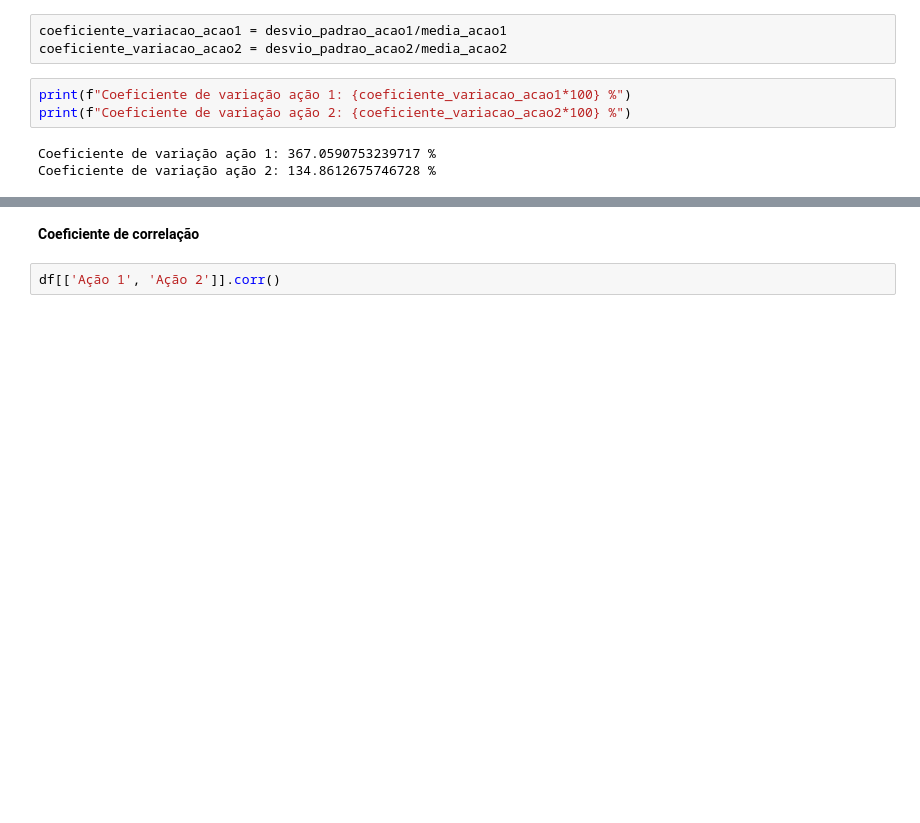
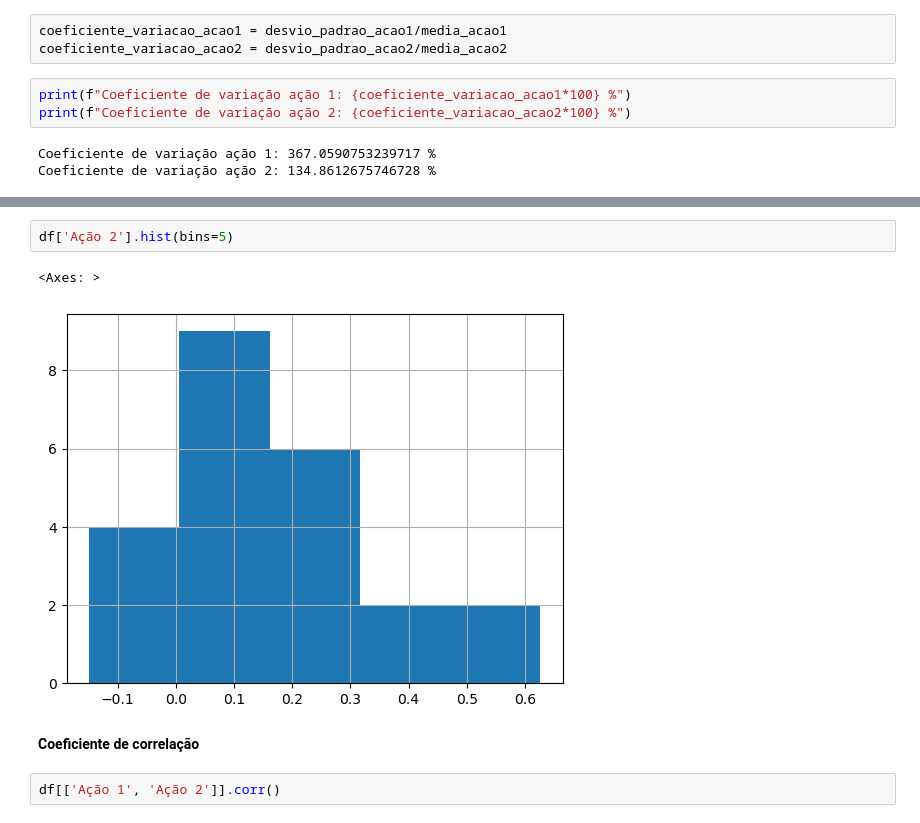
Before and after one commit to brunatoloti/mba-dsa-usp, a Jupyter notebook: modulo_introdutorio/fundamentos_de_estatistica/fundamentos_de_estatistica.ipynb, the cells around one changed output, grey strips where cells are left out. Drawn from its saved outputs; the diff is of its cells as text; blank space fills up the shorter version.

```diff
--- a/modulo_introdutorio/fundamentos_de_estatistica/fundamentos_de_estatistica.ipynb
+++ b/modulo_introdutorio/fundamentos_de_estatistica/fundamentos_de_estatistica.ipynb
@@ -362,3 +389,8 @@ Coeficiente de variação ação 2: 134.8612675746728 %
+# %%
+df['Ação 2'].hist(bins=5)
+# %% [output]
+<Axes: >
+[figure, added]
 # %% [markdown]
 **Coeficiente de correlação**
 # %%
```
Also changed, not shown: parts of 146 cells of this notebook.
